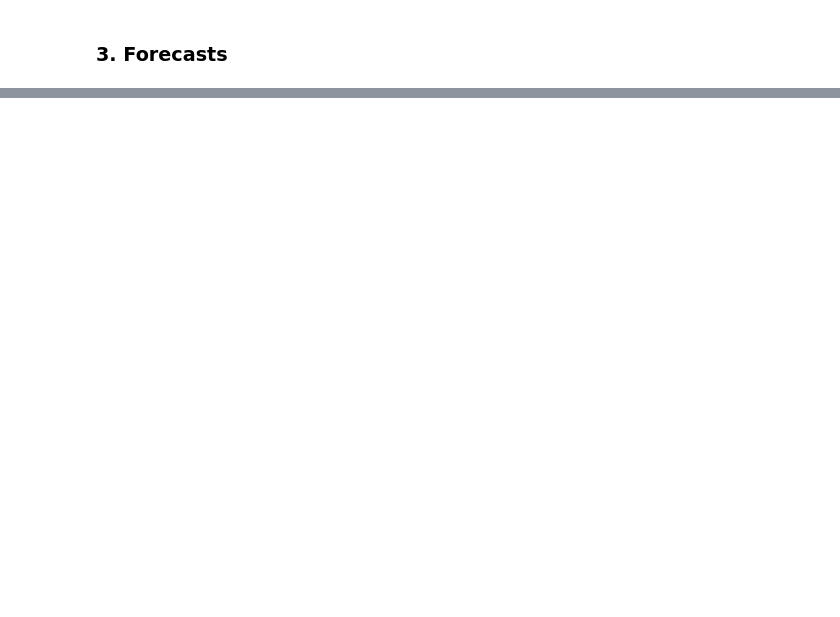
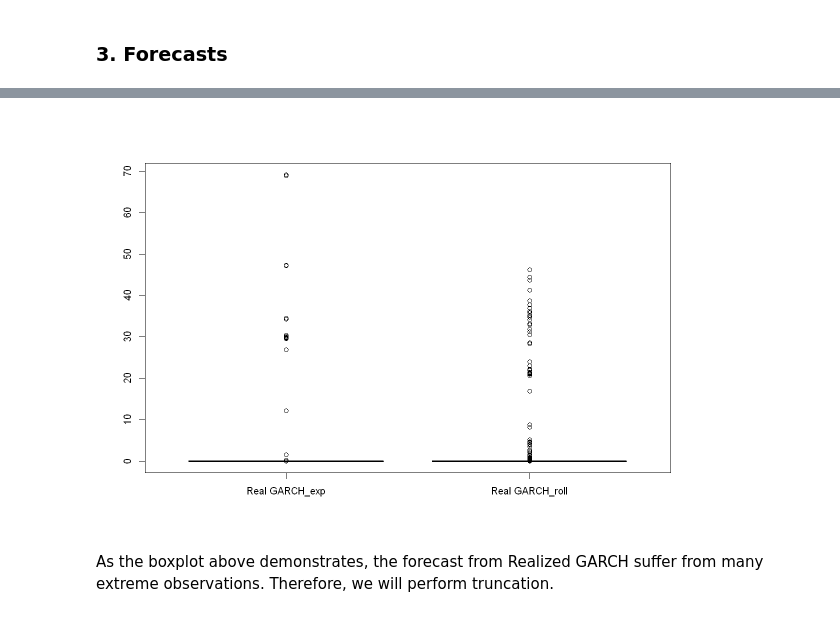
Before and after one commit to JanK0095/Financial-Econometrics-Course-Projects, a Jupyter notebook: Final project/FEI_Emprical_project_Kubal_Mattanelli.ipynb, the cells around one changed output, grey strips where cells are left out. Cells and saved outputs as stored; diff of their text form; code cells hidden in the pictures; blank space fills up the shorter version.

Commit message:
Revert "Adjustments in Data Description"
This reverts commit d321a10ae3a301b469d886ea276e7f6cc05c12d6.

```diff
--- a/Final project/FEI_Emprical_project_Kubal_Mattanelli.ipynb
+++ b/Final project/FEI_Emprical_project_Kubal_Mattanelli.ipynb
@@ -773,0 +576,17 @@ HAR.Skew.Kurt_roll_error_MAE  HAR.Skew.Kurt_exp_error_MAE
+# %%
+#Defining a function for forecasting HAR-type models
+forecast_lm <- function(form, xts_object = amzn, wind_len = 750, roll = F) { #Forecast based on a dataset, model formula, length of the window and either rolling or expanding
+  result <- xts(rep(NA, wind_len), order.by = index(xts_object)[(wind_len + 1):nrow(xts_object)]) #Empty xts object for the results (predicting 751-1500)
+  if (roll == T) { #Rolling window
+    for (i in 1:wind_len) { #Looping through the rolled windows
+      model <- lm(form, data = xts_object[i:(wind_len-1+i)]) #Estimating the model on the window (1-750, 2-751...)
+      result[i] <- predict(model, newdata = xts_object[wind_len + i]) #Forecasting
+    }
+    } else { #Expanding window
+    for (i in wind_len:(nrow(xts_object) - 1)) { #Looping through the windows (750-1499)
+      model <- lm(form, data = xts_object[1:i]) #Estimating the model on the window
+      result[i - wind_len + 1] <- predict(model, newdata = xts_object[i + 1]) #Forecasting
+    }
+    }
+  return(result)
+}
@@ -773,0 +608,22 @@ HAR.Skew.Kurt_roll_error_MAE  HAR.Skew.Kurt_exp_error_MAE
+# %%
+#Defining a function to forecast GARCH type models
+forecast_garch <- function(specif, xts_object = amzn$ret, realizedVol = amzn$RV, wind_len = 750, roll = F) {
+  result <- xts(rep(NA, wind_len), order.by = index(xts_object)[(wind_len + 1):nrow(xts_object)]) #Empty xts object for the results (predicting 751-1500)
+  print(specif@model$modeldesc$vmodel)
+  if (roll == T) { #Rolling window
+    print("roll")
+    for (i in 1:wind_len) { #Looping through the rolled windows
+      print(i)
+      model <- ugarchfit(specif, xts_object[i:(wind_len-1+i)], realizedVol = realizedVol[i:(wind_len-1+i)], solver = "hybrid") #Fitting the model, hybrid solver to prevent convergence failure
+      result[i] <- as.numeric(ugarchforecast(model, n.ahead = 1)@forecast$sigmaFor) #Producing the 1 step ahead forecast
+    }
+  } else { #Expanding window
+    print("exp")
+    for (i in wind_len:(nrow(xts_object) - 1)) { #Looping through the windows (750-1499)
+      print(i)
+      model <- ugarchfit(specif, xts_object[1:i], realizedVol = realizedVol[1:i], solver = "hybrid") #Estimating the model on the window, hybrid solver to prevent convergence failure
+      result[i - wind_len + 1] <- as.numeric(ugarchforecast(model, n.ahead = 1)@forecast$sigmaFor) #Producing the 1 step ahead forecast
+    }
+  }
+  return(result)
+}
@@ -773,0 +669,8 @@ HAR.Skew.Kurt_roll_error_MAE  HAR.Skew.Kurt_exp_error_MAE
+# %%
+options(repr.plot.width = 10, repr.plot.height = 7)
+#Inspecting the outliers of Realized GARCH
+boxplot(forecasts[[5]]) #Extreme outliers
+# %% [output]
+[figure, added]
+# %% [markdown]
+As the boxplot above demonstrates, the forecast from Realized GARCH suffer from many extreme observations. Therefore, we will perform truncation.
```
Also changed, not shown: parts of 61 cells of this notebook, 1 other file.
